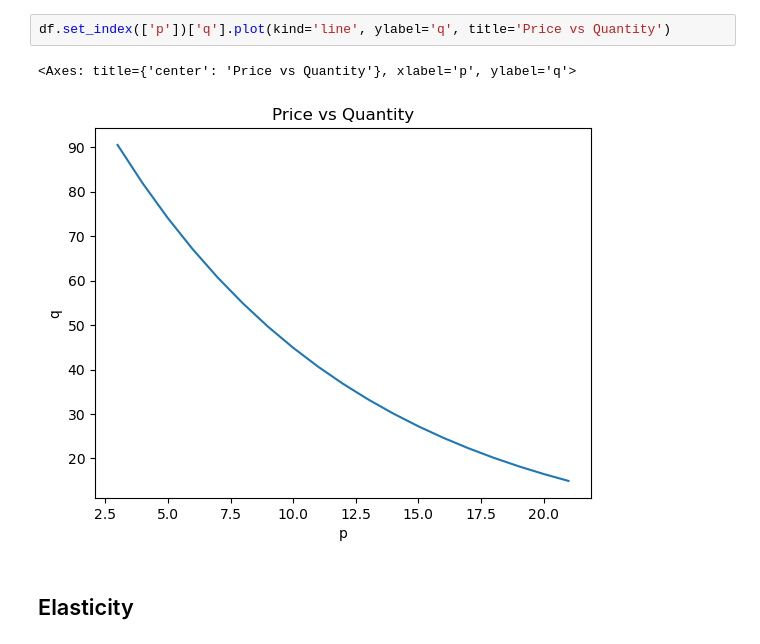
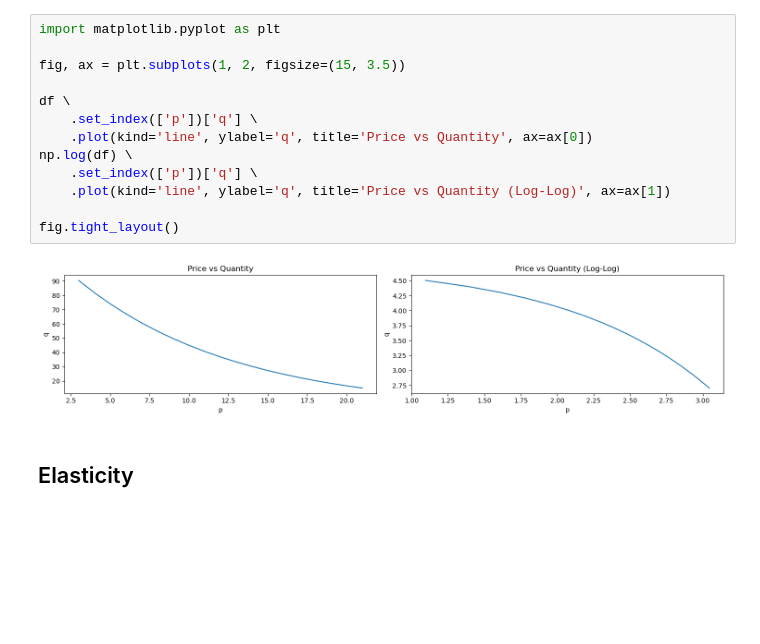
Before and after one commit to oneoffcoder/books, a Jupyter notebook: sphinx/datascience/source/Untitled.ipynb, the cells around one changed output. Cells and saved outputs as stored; diff of their text form; blank space fills up the shorter version.

```diff
--- a/sphinx/datascience/source/Untitled.ipynb
+++ b/sphinx/datascience/source/Untitled.ipynb
@@ -31,8 +11,18 @@ df
 # %%
-df.set_index(['p'])['q'].plot(kind='line', ylabel='q', title='Price vs Quantity')
+import matplotlib.pyplot as plt
+
+fig, ax = plt.subplots(1, 2, figsize=(15, 3.5))
+
+df \
+    .set_index(['p'])['q'] \
+    .plot(kind='line', ylabel='q', title='Price vs Quantity', ax=ax[0])
+np.log(df) \
+    .set_index(['p'])['q'] \
+    .plot(kind='line', ylabel='q', title='Price vs Quantity (Log-Log)', ax=ax[1])
+
+fig.tight_layout()
 # %% [output]
-<Axes: title={'center': 'Price vs Quantity'}, xlabel='p', ylabel='q'>
-[figure, old version]
+[figure, new version]
 # %% [markdown]
 ## Elasticity
 # %%
```
Also changed, not shown: parts of 18 cells of this notebook.
